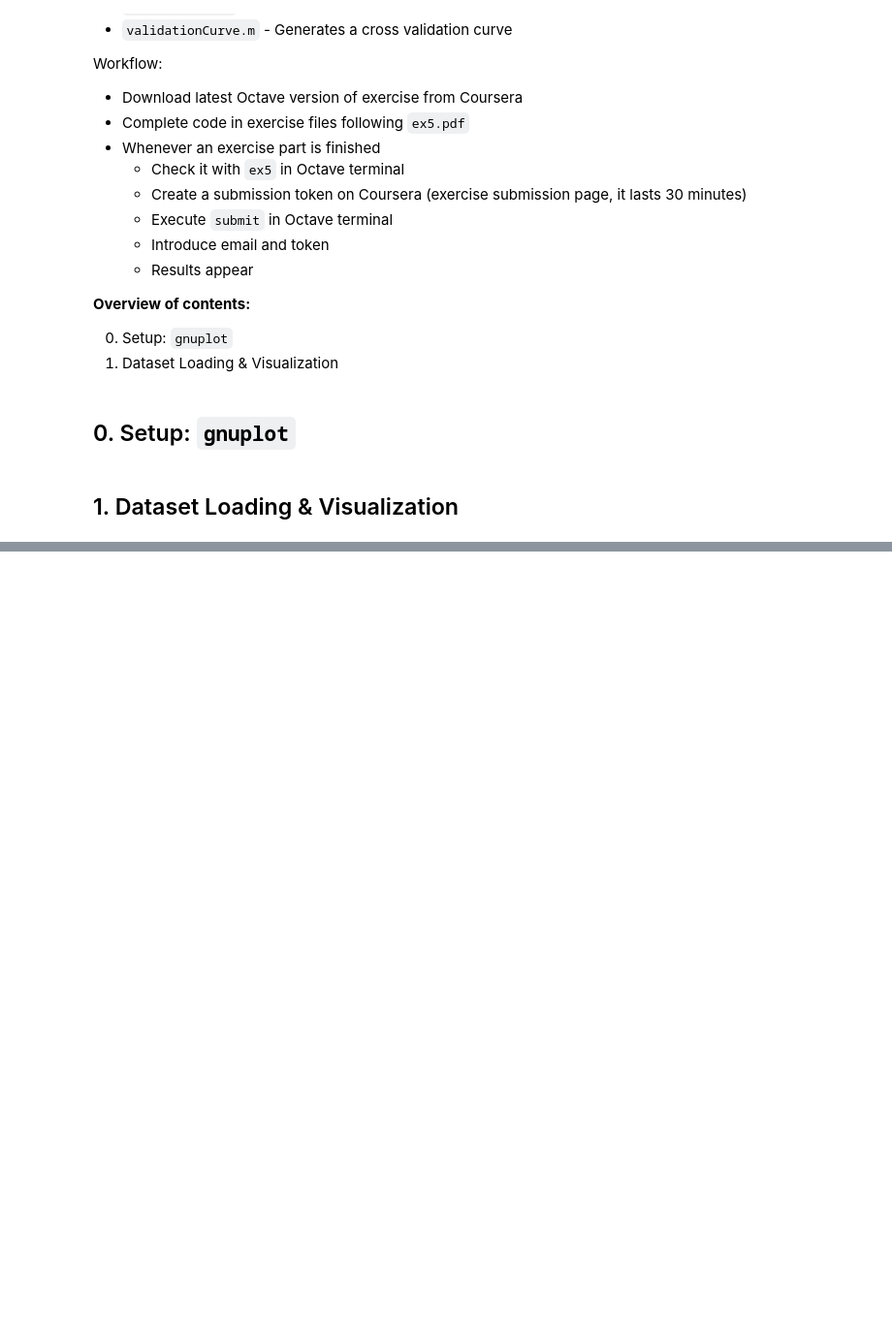
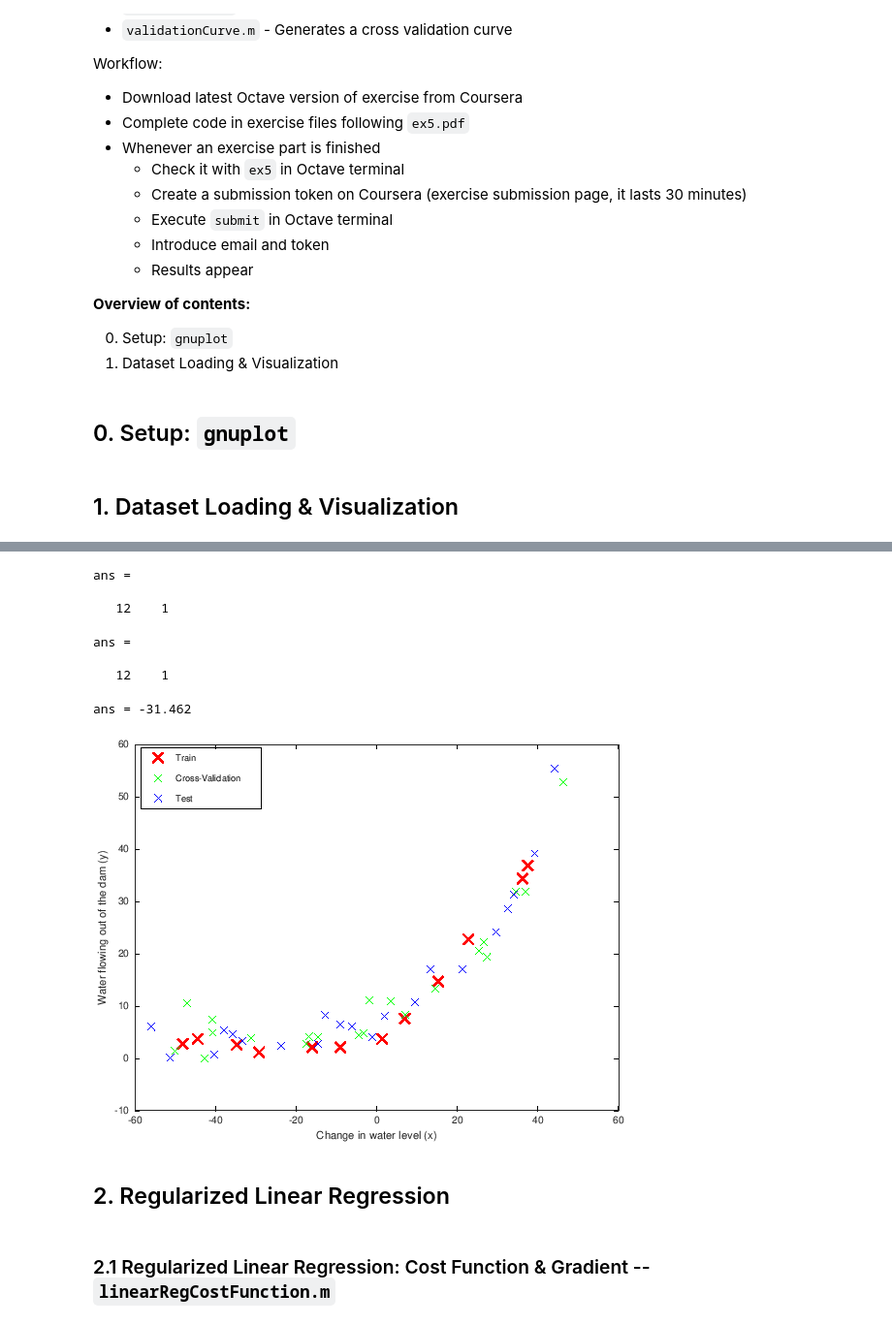
Before and after one commit to mxagar/machine_learning_coursera, a Jupyter notebook: exercises/ex1-ex8-octave/ex5/ML_Coursera_Ex_5_BiasVariance.ipynb, the cells around one changed output, grey strips where cells are left out. Shown at 97% size. Drawn from its saved outputs; the diff is of its cells as text; code cells hidden in the pictures; blank space fills up the shorter version.

```diff
--- a/exercises/ex1-ex8-octave/ex5/ML_Coursera_Ex_5_BiasVariance.ipynb
+++ b/exercises/ex1-ex8-octave/ex5/ML_Coursera_Ex_5_BiasVariance.ipynb
@@ -54,0 +55,12 @@ X      Xtest  Xval   ans    y      ytest  yval
+# %%
+size(X)
+# %% [output]
+ans =
+
+   12    1
+# %%
+size(y)
+# %% [output]
+ans =
+
+   12    1
@@ -54,0 +69,15 @@ X      Xtest  Xval   ans    y      ytest  yval
+# %%
+plot(X, y, 'rx', 'MarkerSize', 10, 'LineWidth', 5);
+hold on;
+plot(Xval, yval, 'gx', 'MarkerSize', 7, 'LineWidth', 1.5);
+plot(Xtest, ytest, 'bx', 'MarkerSize', 7, 'LineWidth', 1.5);
+legend('Train', 'Cross-Validation', 'Test','location','northwest')
+xlabel('Change in water level (x)');
+ylabel('Water flowing out of the dam (y)');
+# %% [output]
+ans = -31.462
+[figure, added]
+# %% [markdown]
+## 2. Regularized Linear Regression
+# %% [markdown]
+### 2.1 Regularized Linear Regression: Cost Function & Gradient -- `linearRegCostFunction.m`
```
Also changed, not shown: parts of 14 cells of this notebook, 1 other file.
